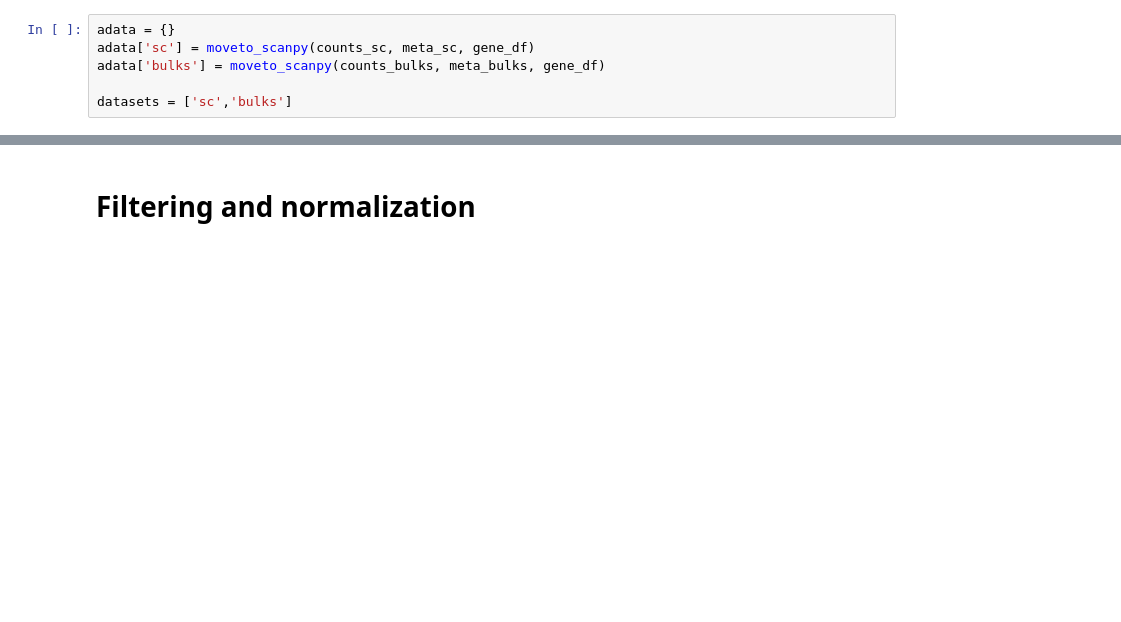
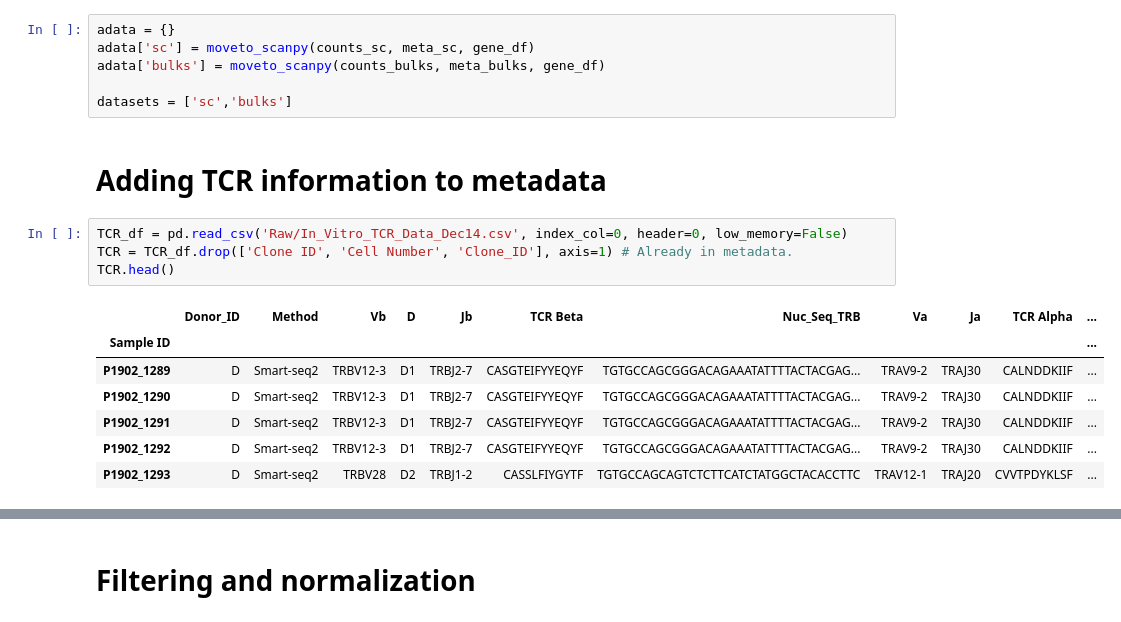
Before and after one commit to MartyWeissman/ClonalOmics, a Jupyter notebook: Data/P3128_Preprocessing_Scanpy.ipynb, the cells around one changed output, grey strips where cells are left out. Drawn from its saved outputs; the diff is of its cells as text; blank space fills up the shorter version.

```diff
--- a/Data/P3128_Preprocessing_Scanpy.ipynb
+++ b/Data/P3128_Preprocessing_Scanpy.ipynb
@@ -211,3 +211,17 @@ adata['sc'] = moveto_scanpy(counts_sc, meta_sc, gene_df)
 adata['bulks'] = moveto_scanpy(counts_bulks, meta_bulks, gene_df)
 
 datasets = ['sc','bulks']
+# %% [markdown]
+# Adding TCR information to metadata
+# %%
+TCR_df = pd.read_csv('Raw/In_Vitro_TCR_Data_Dec14.csv', index_col=0, header=0, low_memory=False)
+TCR = TCR_df.drop(['Clone ID', 'Cell Number', 'Clone_ID'], axis=1) # Already in metadata.
+TCR.head()
+# %% [output]
+|  | Donor_ID | Method | Vb | D | Jb | TCR Beta | Nuc_Seq_TRB | Va | Ja | TCR Alpha | ... |
+| Sample ID |  |  |  |  |  |  |  |  |  |  | ... |
+| P1902_1289 | D | Smart-seq2 | TRBV12-3 | D1 | TRBJ2-7 | CASGTEIFYYEQYF | TGTGCCAGCGGGACAGAAATATTTTACTACGAG... | TRAV9-2 | TRAJ30 | CALNDDKIIF | ... |
+| P1902_1290 | D | Smart-seq2 | TRBV12-3 | D1 | TRBJ2-7 | CASGTEIFYYEQYF | TGTGCCAGCGGGACAGAAATATTTTACTACGAG... | TRAV9-2 | TRAJ30 | CALNDDKIIF | ... |
+| P1902_1291 | D | Smart-seq2 | TRBV12-3 | D1 | TRBJ2-7 | CASGTEIFYYEQYF | TGTGCCAGCGGGACAGAAATATTTTACTACGAG... | TRAV9-2 | TRAJ30 | CALNDDKIIF | ... |
+| P1902_1292 | D | Smart-seq2 | TRBV12-3 | D1 | TRBJ2-7 | CASGTEIFYYEQYF | TGTGCCAGCGGGACAGAAATATTTTACTACGAG... | TRAV9-2 | TRAJ30 | CALNDDKIIF | ... |
+| P1902_1293 | D | Smart-seq2 | TRBV28 | D2 | TRBJ1-2 | CASSLFIYGYTF | TGTGCCAGCAGTCTCTTCATCTATGGCTACACCTTC | TRAV12-1 | TRAJ20 | CVVTPDYKLSF | ... |
```
Also changed, not shown: parts of 9 cells of this notebook, 2 other files.
